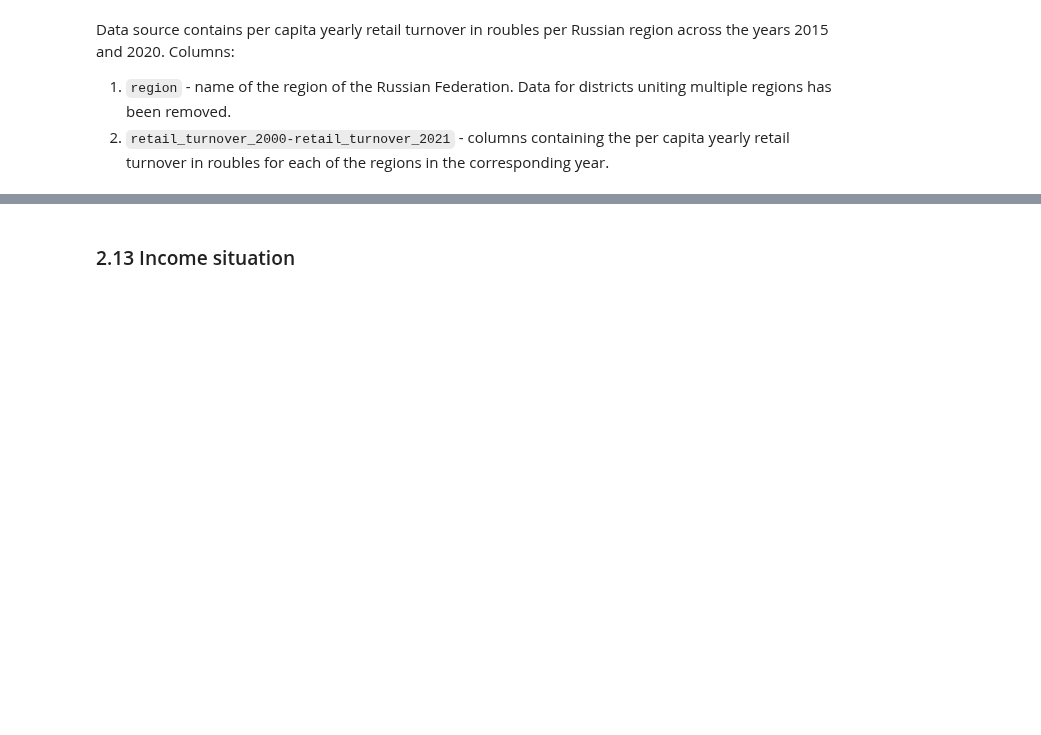
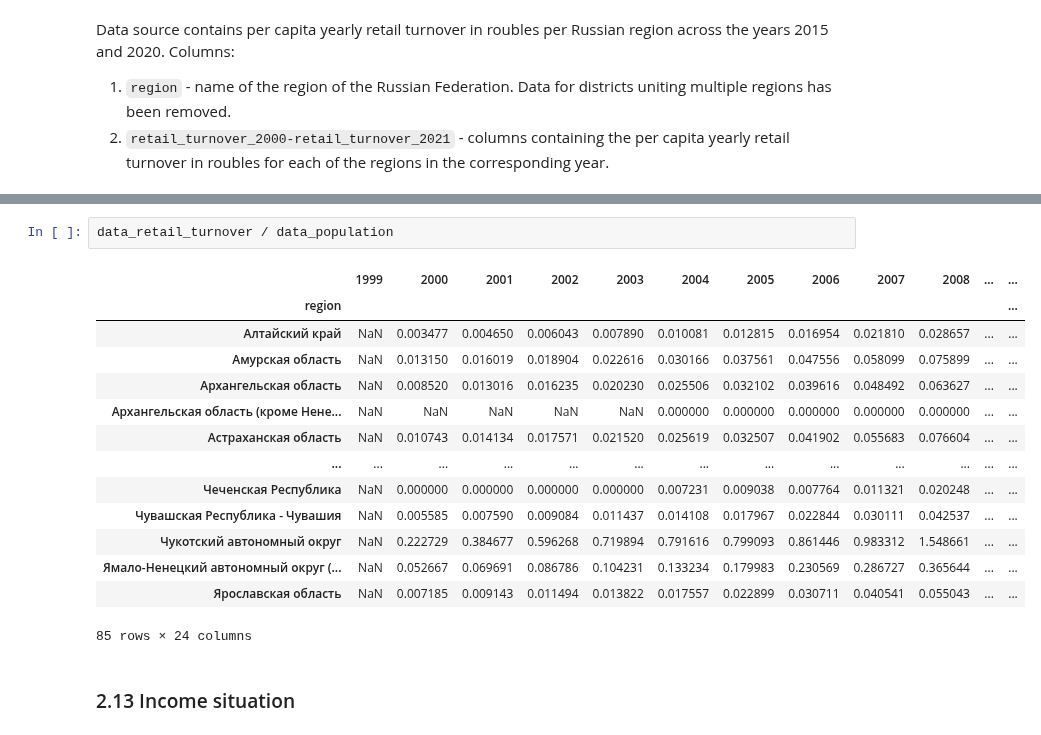
Before and after one commit to helios12/DataScienceProjects, a Jupyter notebook: projects/project-7-final/Project-7.Identification_of_vulnerable_population_groups.ipynb, the cells around one changed output, grey strips where cells are left out. Saved outputs shown, nothing was run; the diff lists cells and outputs as text; blank space fills up the shorter version.

```diff
--- a/projects/project-7-final/Project-7.Identification_of_vulnerable_population_groups.ipynb
+++ b/projects/project-7-final/Project-7.Identification_of_vulnerable_population_groups.ipynb
@@ -449,4 +510,21 @@ data_retail_turnover.head()
 5 rows × 22 columns
+# %%
+data_retail_turnover / data_population
+# %% [output]
+|  | 1999 | 2000 | 2001 | 2002 | 2003 | 2004 | 2005 | 2006 | 2007 | 2008 | ... | ... |
+| region |  |  |  |  |  |  |  |  |  |  |  | ... |
+| Алтайский край | NaN | 0.003477 | 0.004650 | 0.006043 | 0.007890 | 0.010081 | 0.012815 | 0.016954 | 0.021810 | 0.028657 | ... | ... |
+| Амурская область | NaN | 0.013150 | 0.016019 | 0.018904 | 0.022616 | 0.030166 | 0.037561 | 0.047556 | 0.058099 | 0.075899 | ... | ... |
+| Архангельская область | NaN | 0.008520 | 0.013016 | 0.016235 | 0.020230 | 0.025506 | 0.032102 | 0.039616 | 0.048492 | 0.063627 | ... | ... |
+| Архангельская область (кроме Нене... | NaN | NaN | NaN | NaN | NaN | 0.000000 | 0.000000 | 0.000000 | 0.000000 | 0.000000 | ... | ... |
+| Астраханская область | NaN | 0.010743 | 0.014134 | 0.017571 | 0.021520 | 0.025619 | 0.032507 | 0.041902 | 0.055683 | 0.076604 | ... | ... |
+| ... | ... | ... | ... | ... | ... | ... | ... | ... | ... | ... | ... | ... |
+| Чеченская Республика | NaN | 0.000000 | 0.000000 | 0.000000 | 0.000000 | 0.007231 | 0.009038 | 0.007764 | 0.011321 | 0.020248 | ... | ... |
+| Чувашская Республика - Чувашия | NaN | 0.005585 | 0.007590 | 0.009084 | 0.011437 | 0.014108 | 0.017967 | 0.022844 | 0.030111 | 0.042537 | ... | ... |
+| Чукотский автономный округ | NaN | 0.222729 | 0.384677 | 0.596268 | 0.719894 | 0.791616 | 0.799093 | 0.861446 | 0.983312 | 1.548661 | ... | ... |
+| Ямало-Ненецкий автономный округ (... | NaN | 0.052667 | 0.069691 | 0.086786 | 0.104231 | 0.133234 | 0.179983 | 0.230569 | 0.286727 | 0.365644 | ... | ... |
+| Ярославская область | NaN | 0.007185 | 0.009143 | 0.011494 | 0.013822 | 0.017557 | 0.022899 | 0.030711 | 0.040541 | 0.055043 | ... | ... |
+85 rows × 24 columns
 # %% [markdown]
 ### 2.13 Income situation
 # %% [markdown]
```
Also changed, not shown: parts of 27 cells of this notebook, 1 other file.
